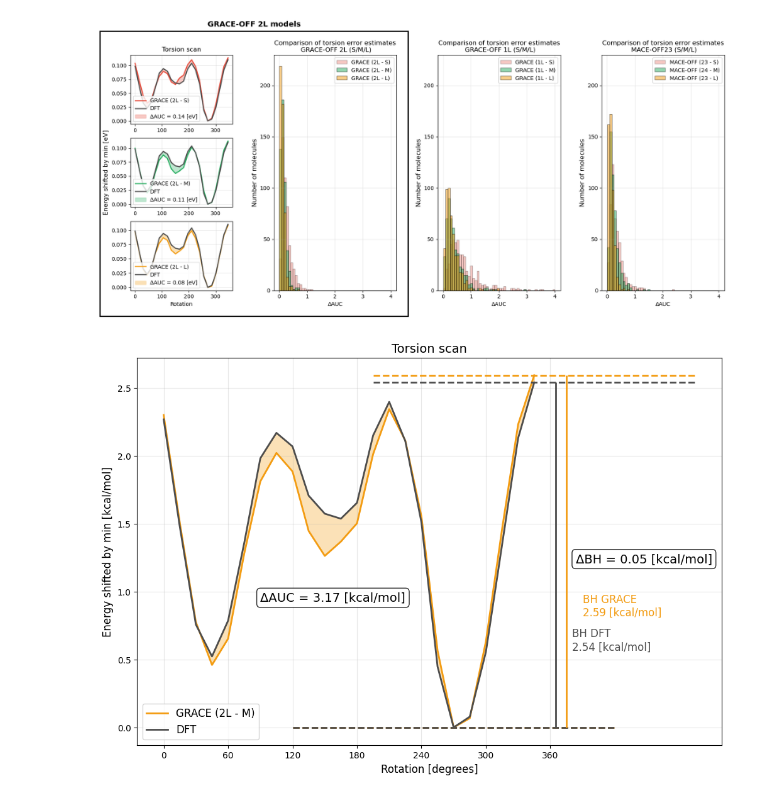
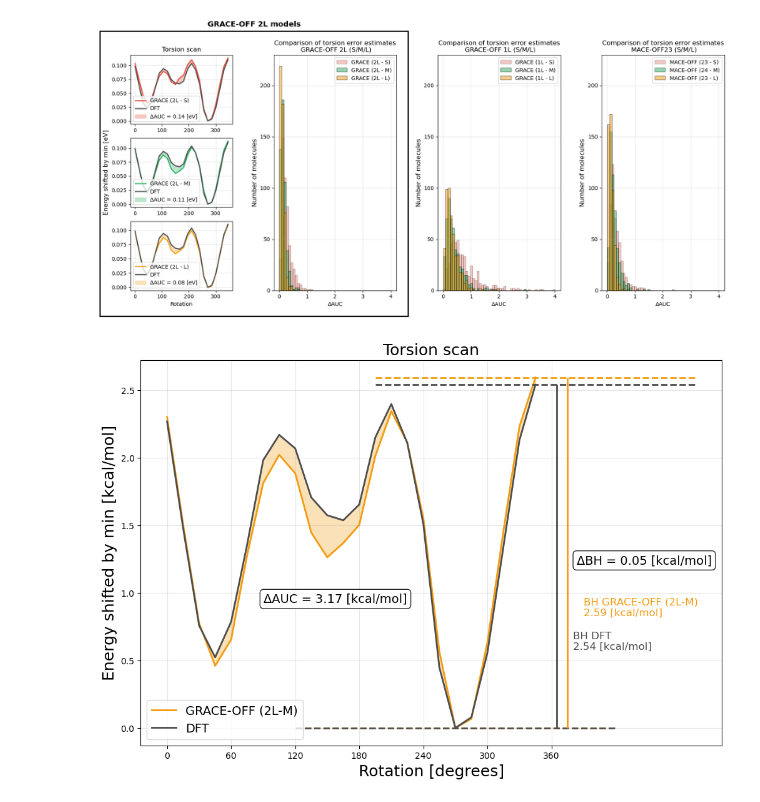
Before and after one commit to heid-lab/grace-off, a Jupyter notebook: analysis/final_plots_newColorScheme.ipynb, the cells around one changed output. Cells and saved outputs as stored; diff of their text form; code cells hidden in the pictures.

```diff
--- a/analysis/final_plots_newColorScheme.ipynb
+++ b/analysis/final_plots_newColorScheme.ipynb
@@ -1624,19 +1624,19 @@ fig, ax1 = plt.subplots(1,1,figsize=(12, 8))
 
 
 torsions = {
-    "GRACE (2L - S)": torsion_small,
-    "GRACE (2L - M)": torsion_med,
-    "GRACE (2L - L)": torsion_large,
+    "GRACE-OFF (2L-S)": torsion_small,
+    "GRACE-OFF (2L-M)": torsion_med,
+    "GRACE-OFF (2L-L)": torsion_large,
     "DFT": dft
 }
 colors = {
-    "GRACE (2L - S)": color_small,
-    "GRACE (2L - M)": color_medium,
-    "GRACE (2L - L)": color_large,
+    "GRACE-OFF (2L-S)": color_small,
+    "GRACE-OFF (2L-M)": color_medium,
+    "GRACE-OFF (2L-L)": color_large,
     "DFT": color_dft
 }
 
-grace_model = "GRACE (2L - M)"
+grace_model = "GRACE-OFF (2L-M)"
 torsion_scan = torsions[grace_model]
 color = colors[grace_model]
 
@@ -1691,7 +1691,7 @@ ax1.vlines(x_dft_max+20, dft_min, dft_max,
 # GRACE label
 ax1.text(x_med_max+45,
          med_min + BH_grace-1.7,
-         f"BH GRACE\n{BH_grace:.2f} "+f"[kcal/mol]",
+         f"BH GRACE-OFF (2L-M)\n{BH_grace:.2f} "+f"[kcal/mol]",
          color=color,
          fontsize=12,
          ha='left',
@@ -1703,35 +1703,35 @@ ax1.text(x_dft_max+35,
          fontsize=12,
          ha='left',
          va='center')
 ax1.text(0.75, 0.48,
          f"ΔBH = {delta_BH:.2f} "+f"[kcal/mol]",
          transform=ax1.transAxes,
          fontsize=14,
          ha='left',
          va='center',
          bbox=dict(boxstyle="round,pad=0.3",
                    facecolor="white",
                    alpha=0.85,
                    edgecolor="black"))
 
 ax1.text(0.335, 0.38,
          f"ΔAUC = {area_small:.2f} "+f"[kcal/mol]",
          transform=ax1.transAxes,
          fontsize=14,
          ha='center',
          va='center',
          bbox=dict(boxstyle="round,pad=0.3",
                    facecolor="white",
                    alpha=0.85,
                    edgecolor="black"))
 
 ax1.fill_between(x, torsion_scan, dft, color=color, alpha=0.3)#, label=f"ΔAUC = {area_small:.2f} [eV]")
 ax1.set_xticks(np.arange(0, 361, 60))
-ax1.set_title("Torsion scan", fontsize=14)# \n GRACE 2L small vs DFT")
-ax1.set_xlabel("Rotation [degrees]", fontsize=12)
-ax1.set_ylabel("Energy shifted by min [kcal/mol]", fontsize=12)
-ax1.legend(fontsize=12, loc='lower left')
+ax1.set_title("Torsion scan", fontsize=18)# \n GRACE 2L small vs DFT")
+ax1.set_xlabel("Rotation [degrees]", fontsize=18)
+ax1.set_ylabel("Energy shifted by min [kcal/mol]", fontsize=18)
+ax1.legend(fontsize=14, loc='lower left')
 ax1.grid(True, alpha=0.3)
 plt.savefig("single_torsion_scan.pdf", bbox_inches="tight")
 # %% [output]
-[figure, old version]
+[figure, new version]
```
Also changed, not shown: parts of 1 cell of this notebook.
